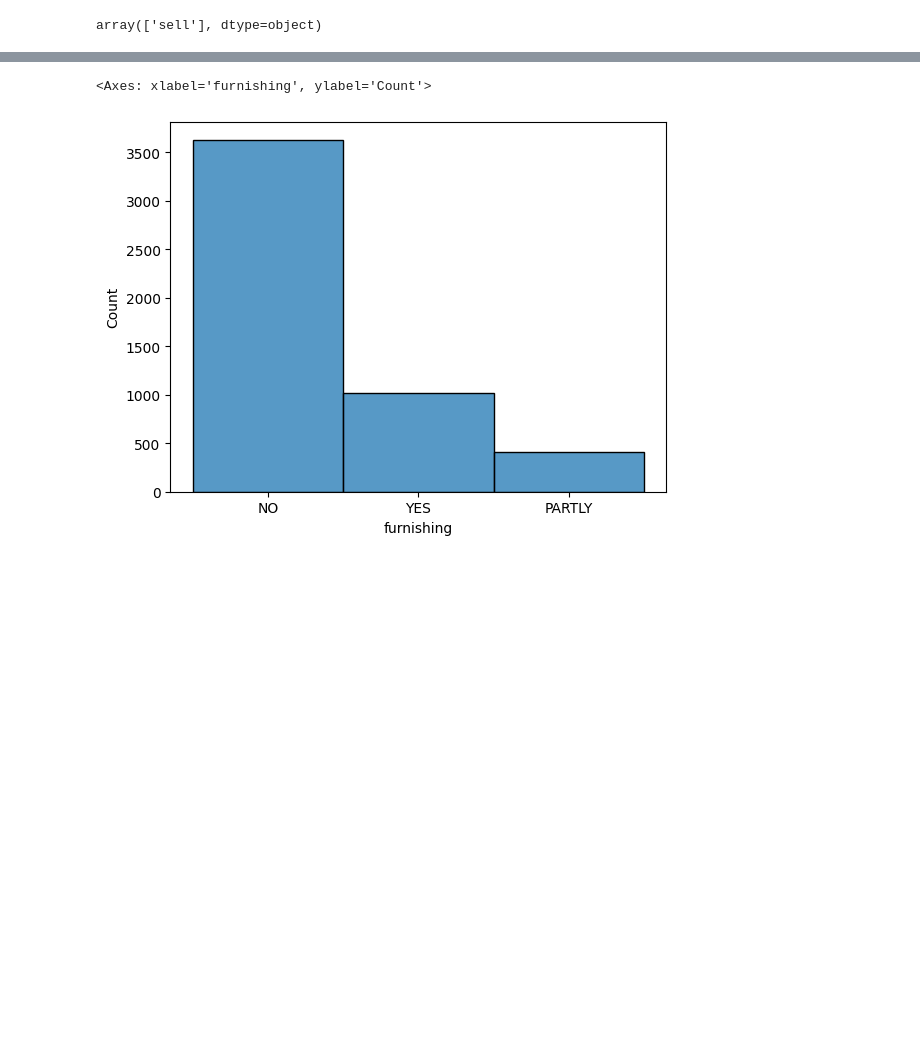
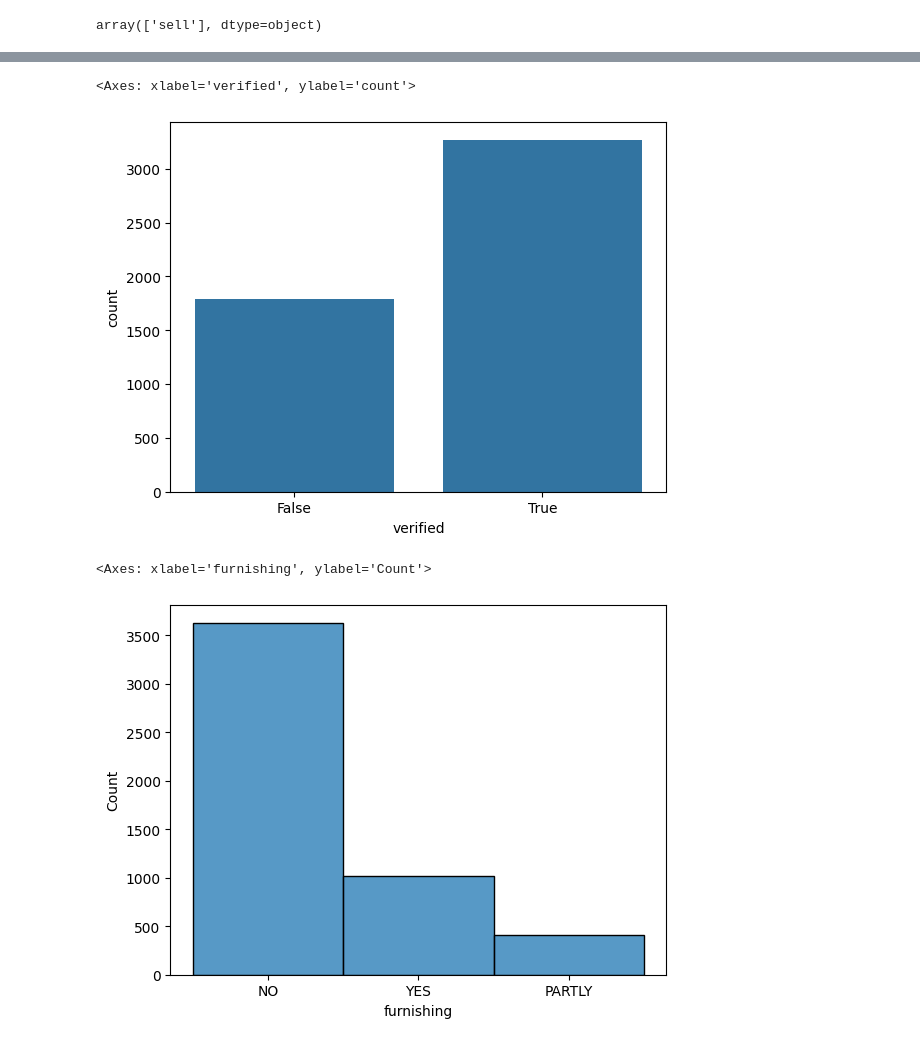
Before and after one commit to Mike812/kaggle, a Jupyter notebook: real_estate/RealEstate.ipynb, the cells around one changed output, grey strips where cells are left out. Cells and saved outputs as stored; diff of their text form; code cells hidden in the pictures; blank space fills up the shorter version.

```diff
--- a/real_estate/RealEstate.ipynb
+++ b/real_estate/RealEstate.ipynb
@@ -123,3 +124,9 @@ array(['sell'], dtype=object)
+# %%
+# boolean type
+sns.countplot(data=real_estate_data, x="verified")
+# %% [output]
+<Axes: xlabel='verified', ylabel='count'>
+[figure, new version]
 # %%
 sns.histplot(data=real_estate_data, x="furnishing")
 # %% [output]
```
Also changed, not shown: parts of 2 cells of this notebook, 9 other files.
